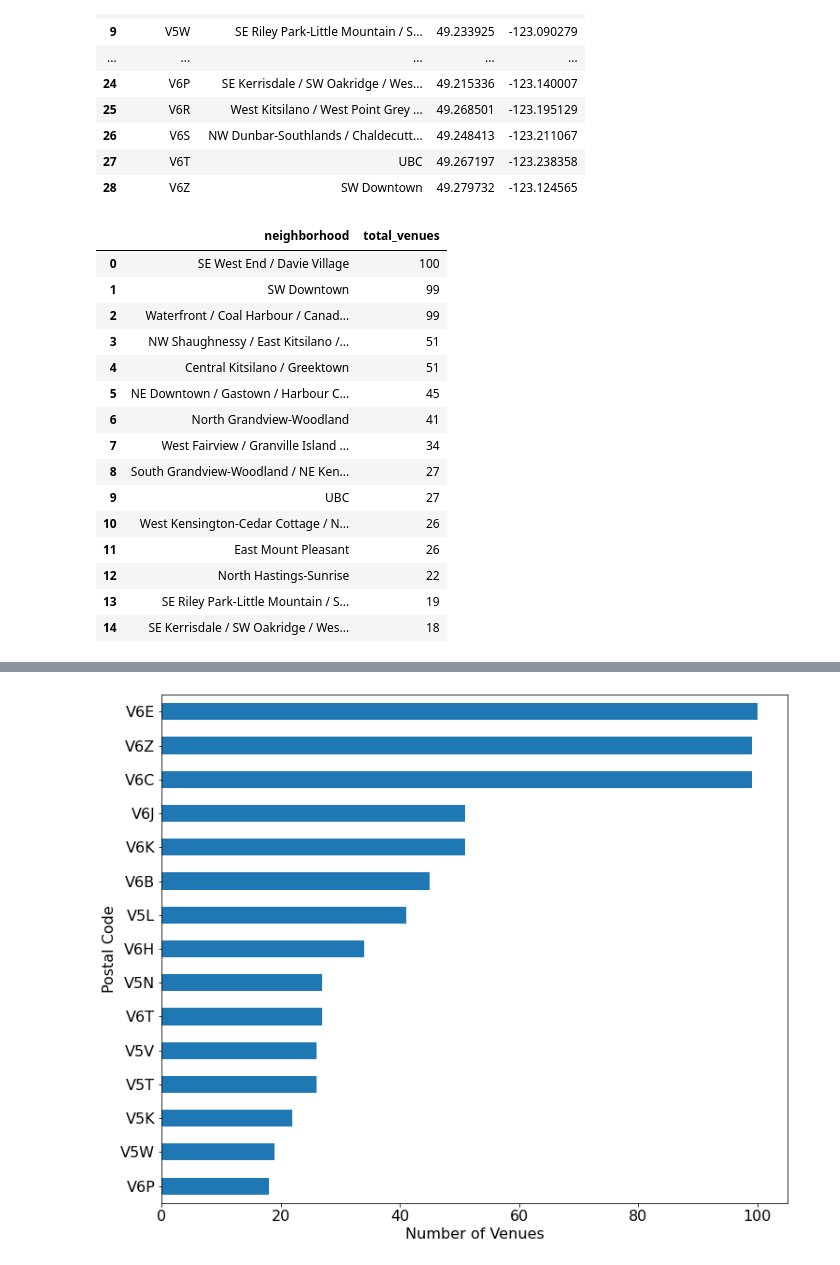
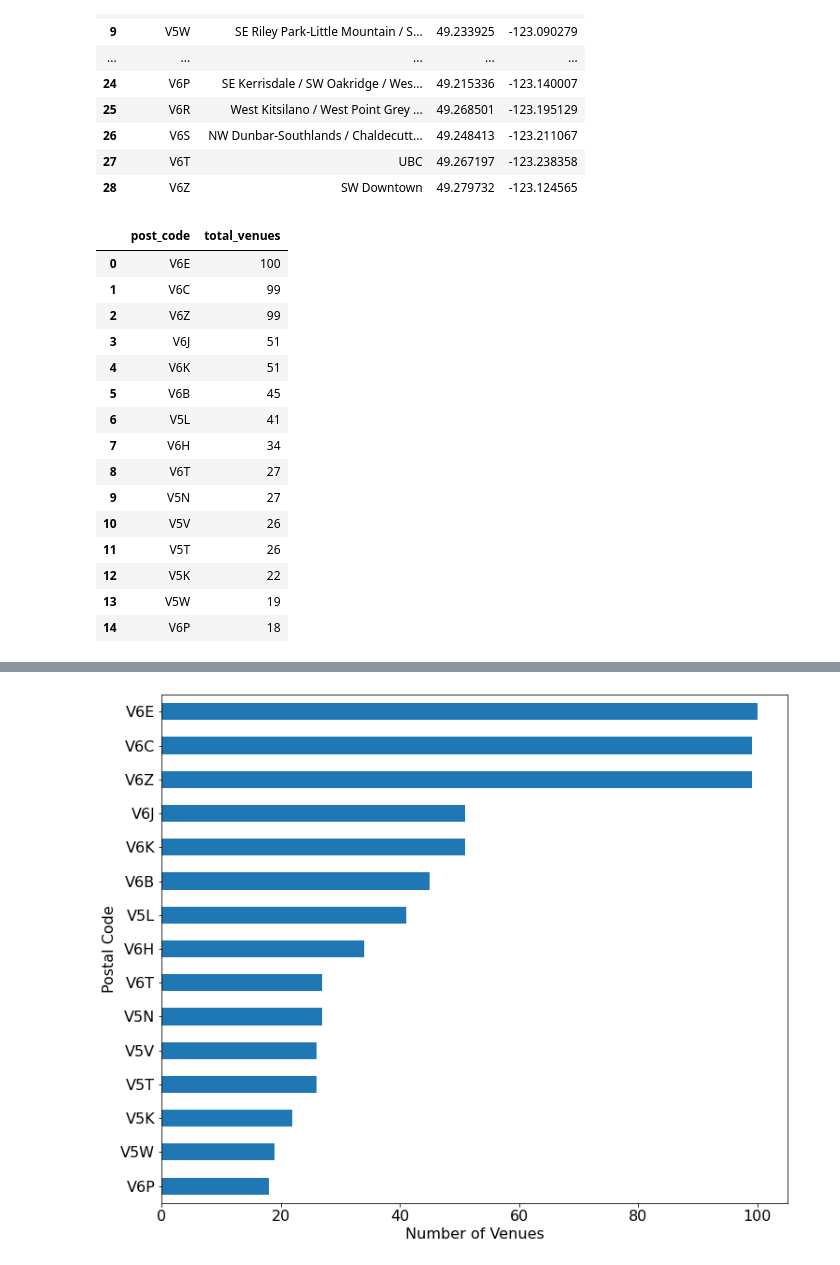
Before and after one commit to dprossi/Capstone_Project_IBM_Data_Science, a Jupyter notebook: Applied_Data_Science_Capstone_Project_Vancouver.ipynb, the cells around one changed output, grey strips where cells are left out. Saved outputs shown, nothing was run; the diff lists cells and outputs as text; code cells hidden in the pictures.

```diff
--- a/Applied_Data_Science_Capstone_Project_Vancouver.ipynb
+++ b/Applied_Data_Science_Capstone_Project_Vancouver.ipynb
@@ -287,8 +291,8 @@ The geograpical coordinates of Vancouver are 49.2608724, -123.1139529.
 map_vancouver = folium.Map(location=[latitude, longitude], zoom_start=12)
 
 # add markers to map
-for lat, lng, post_code, neighborhood in zip(df7['latitude'], df7['longitude'], df7['post_code'], df7['neighborhood']):
-    label = '{}, {}'.format(post_code, neighborhood)
+for lat, lng, post_code, in zip(df7['latitude'], df7['longitude'], df7['post_code']):
+    label = '{}'.format(post_code)
     label = folium.Popup(label, parse_html=True)
     folium.CircleMarker(
         [lat, lng],
@@ -337,7 +341,7 @@ print('Latitude and longitude values of {} are {}, {}.'.format(neighborhood_name
 Latitude and longitude values of North Hastings-Sunrise are 49.283199, -123.038055.
 # %%
 # set up Foursquare API call
-LIMIT = 100 # limit of number of venues returned by Foursquare API
+LIMIT = 110 # limit of number of venues returned by Foursquare API
 radius = 500 # define radius
 
 # create URL
@@ -472,7 +518,8 @@ def getNearbyVenues(names, latitudes, longitudes, radius=500):
 # %%
 # if this cell fails with ~ KeyError 'Groups'
 # create client secret on foursquare site and replace it in code above
-vancouver_venues = getNearbyVenues(names=df7['neighborhood'],
+vancouver_venues = getNearbyVenues_1(post_codes=df7['post_code'],
+                                   names=df7['neighborhood'],
                                    latitudes=df7['latitude'],
                                    longitudes=df7['longitude']
                                   )
@@ -558,28 +605,28 @@ df7
 | 27 | V6T | UBC | 49.267197 | -123.238358 |
 | 28 | V6Z | SW Downtown | 49.279732 | -123.124565 |
 # %%
-# group by neighborhood, sum venue count/neighborhood, sort by total venues
-df_venue_grouped = vancouver_venues.groupby(['neighborhood'], as_index=False)['venue'].count()
+# group by post code, sum venue count/post code, sort by total venues
+df_venue_grouped = vancouver_venues.groupby(['post_code'], as_index=False)['venue'].count()
 df_venue_grouped_1 = df_venue_grouped.rename(columns = {'venue': 'total_venues'}, inplace = False)
 df_venue_grouped_2 = df_venue_grouped_1.sort_values('total_venues').tail(15)
 df_venue_grouped_2.reset_index(drop=True, inplace=True)
 df_venue_grouped_3 = df_venue_grouped_2.sort_values('total_venues', ascending=False)
 df_venue_grouped_3.reset_index(drop=True, inplace=True)
 df_venue_grouped_3
 # %% [output]
-|  | neighborhood | total_venues |
-| 0 | SE West End / Davie Village | 100 |
-| 1 | SW Downtown | 99 |
-| 2 | Waterfront / Coal Harbour / Canad... | 99 |
-| 3 | NW Shaughnessy / East Kitsilano /... | 51 |
-| 4 | Central Kitsilano / Greektown | 51 |
-| 5 | NE Downtown / Gastown / Harbour C... | 45 |
-| 6 | North Grandview-Woodland | 41 |
-| 7 | West Fairview / Granville Island ... | 34 |
-| 8 | South Grandview-Woodland / NE Ken... | 27 |
-| 9 | UBC | 27 |
-| 10 | West Kensington-Cedar Cottage / N... | 26 |
-| 11 | East Mount Pleasant | 26 |
-| 12 | North Hastings-Sunrise | 22 |
-| 13 | SE Riley Park-Little Mountain / S... | 19 |
-| 14 | SE Kerrisdale / SW Oakridge / Wes... | 18 |
+|  | post_code | total_venues |
+| 0 | V6E | 100 |
+| 1 | V6C | 99 |
+| 2 | V6Z | 99 |
+| 3 | V6J | 51 |
+| 4 | V6K | 51 |
+| 5 | V6B | 45 |
+| 6 | V5L | 41 |
+| 7 | V6H | 34 |
+| 8 | V6T | 27 |
+| 9 | V5N | 27 |
+| 10 | V5V | 26 |
+| 11 | V5T | 26 |
+| 12 | V5K | 22 |
+| 13 | V5W | 19 |
+| 14 | V6P | 18 |
```
Also changed, not shown: parts of 13 cells of this notebook.
